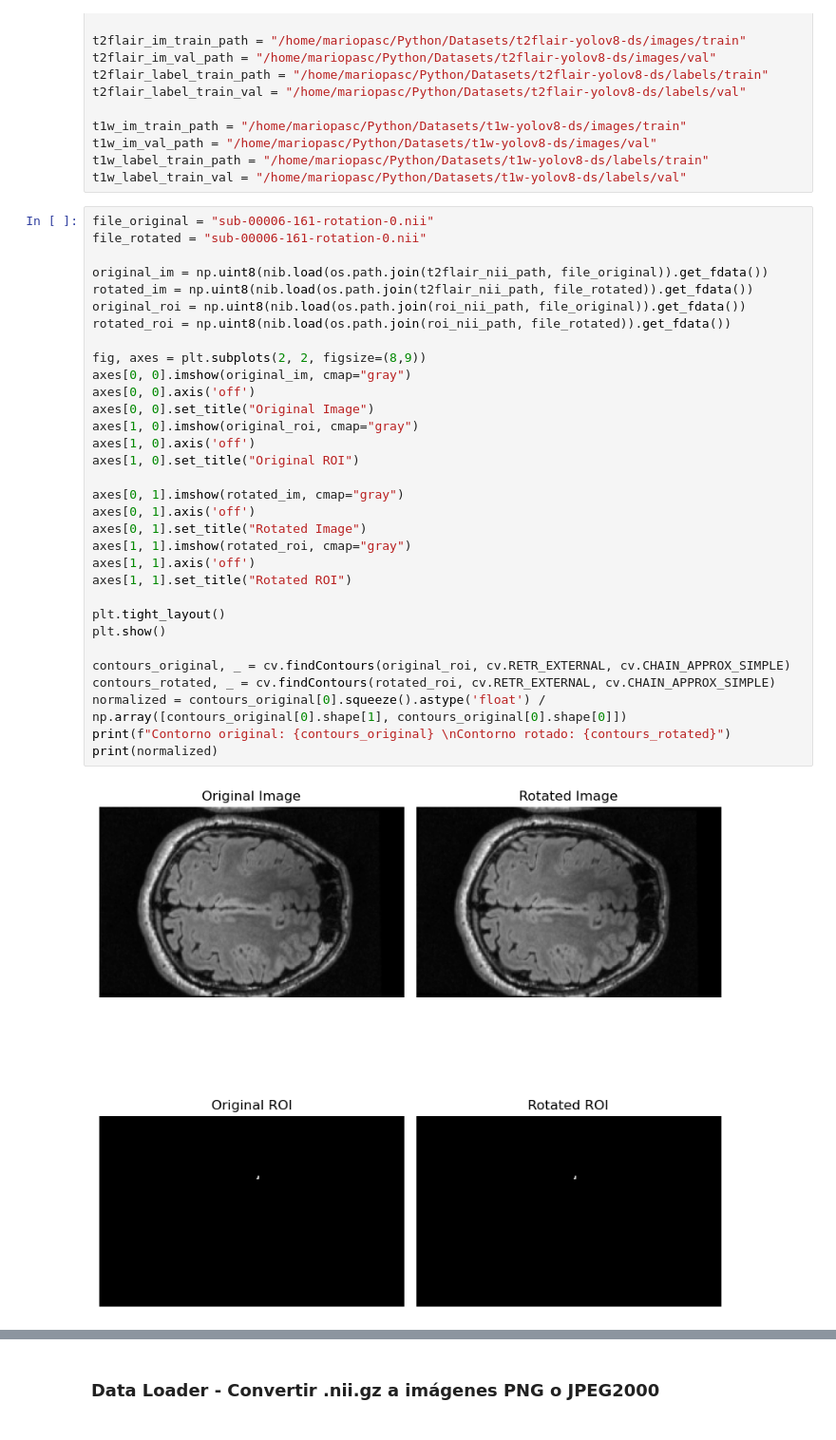
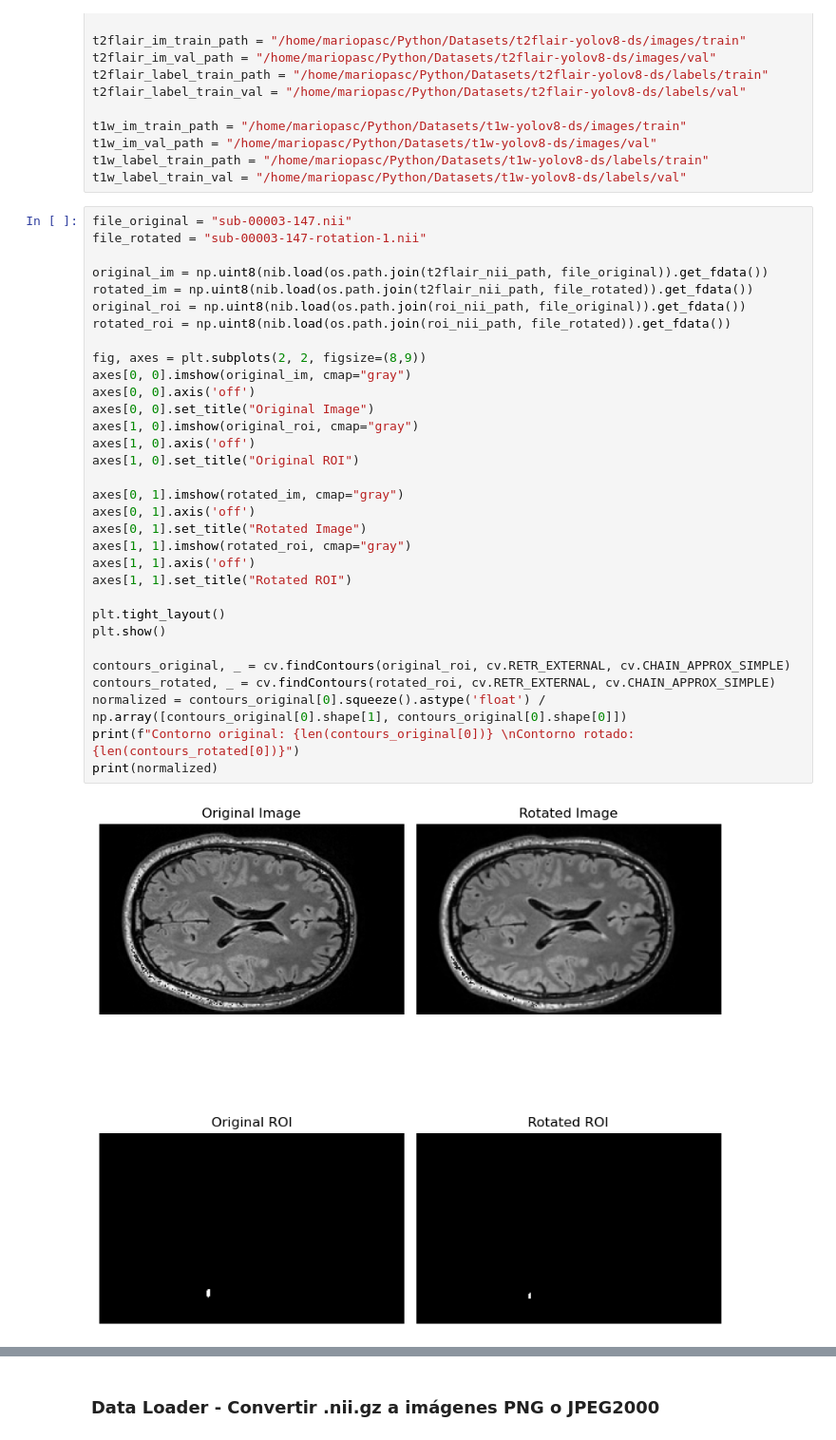
Before and after one commit to MarioPasc/Epilepsy-Displasia-focal-Segmentation, a Jupyter notebook: jupyter-notebooks/explore_functions.ipynb, the cells around one changed output, grey strips where cells are left out. Shown at 95% size. Drawn from its saved outputs; the diff is of its cells as text.

```diff
--- a/jupyter-notebooks/explore_functions.ipynb
+++ b/jupyter-notebooks/explore_functions.ipynb
@@ -27,36 +27,36 @@ t1w_im_val_path = "/home/mariopasc/Python/Datasets/t1w-yolov8-ds/images/val"
 t1w_label_train_path = "/home/mariopasc/Python/Datasets/t1w-yolov8-ds/labels/train"
 t1w_label_train_val = "/home/mariopasc/Python/Datasets/t1w-yolov8-ds/labels/val"
 # %%
-file_original = "sub-00006-161-rotation-0.nii"
-file_rotated = "sub-00006-161-rotation-0.nii"
+file_original = "sub-00003-147.nii"
+file_rotated = "sub-00003-147-rotation-1.nii"
 
 original_im = np.uint8(nib.load(os.path.join(t2flair_nii_path, file_original)).get_fdata())
 rotated_im = np.uint8(nib.load(os.path.join(t2flair_nii_path, file_rotated)).get_fdata())
 original_roi = np.uint8(nib.load(os.path.join(roi_nii_path, file_original)).get_fdata())
 rotated_roi = np.uint8(nib.load(os.path.join(roi_nii_path, file_rotated)).get_fdata())
 
 fig, axes = plt.subplots(2, 2, figsize=(8,9))
 axes[0, 0].imshow(original_im, cmap="gray")
 axes[0, 0].axis('off')
 axes[0, 0].set_title("Original Image")
 axes[1, 0].imshow(original_roi, cmap="gray")
 axes[1, 0].axis('off')
 axes[1, 0].set_title("Original ROI")
 
 axes[0, 1].imshow(rotated_im, cmap="gray")
 axes[0, 1].axis('off')
 axes[0, 1].set_title("Rotated Image")
 axes[1, 1].imshow(rotated_roi, cmap="gray")
 axes[1, 1].axis('off')
 axes[1, 1].set_title("Rotated ROI")
 
 plt.tight_layout()
 plt.show()
 
 contours_original, _ = cv.findContours(original_roi, cv.RETR_EXTERNAL, cv.CHAIN_APPROX_SIMPLE)
 contours_rotated, _ = cv.findContours(rotated_roi, cv.RETR_EXTERNAL, cv.CHAIN_APPROX_SIMPLE)
 normalized = contours_original[0].squeeze().astype('float') / np.array([contours_original[0].shape[1], contours_original[0].shape[0]])
-print(f"Contorno original: {contours_original} \nContorno rotado: {contours_rotated}")
+print(f"Contorno original: {len(contours_original[0])} \nContorno rotado: {len(contours_rotated[0])}")
 print(normalized)
 # %% [output]
-[figure, old version]
+[figure, new version]
```
Also changed, not shown: parts of 2 cells of this notebook, 10 other files.
